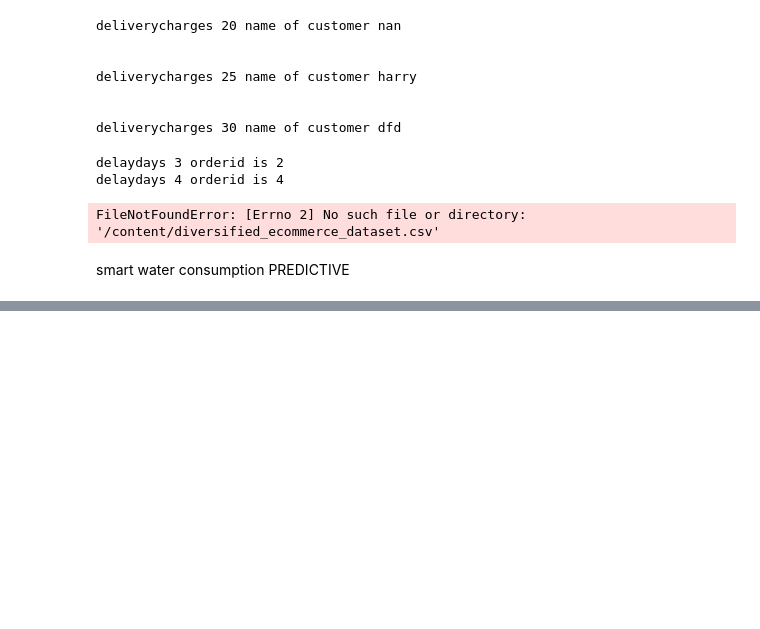
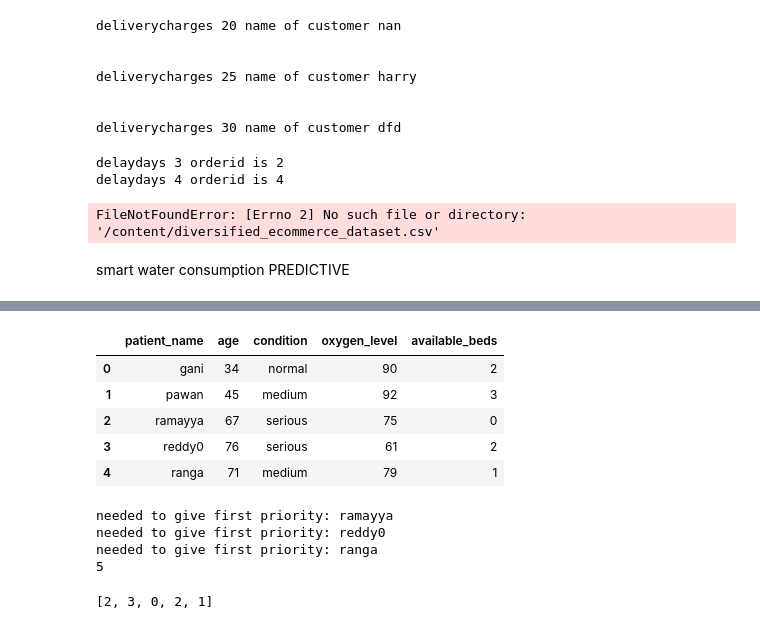
Before and after one commit to allunanda12/data-analytics-practice, a Jupyter notebook: day3.ipynb, the cells around one changed output, grey strips where cells are left out. Cells and saved outputs as stored; diff of their text form; code cells hidden in the pictures; blank space fills up the shorter version.

```diff
--- a/day3.ipynb
+++ b/day3.ipynb
@@ -235,0 +159,32 @@ increase in temperature
+# %%
+patient_name=['gani','pawan','ramayya','reddy0','ranga']
+age=[34,45,67,76,71]
+condition=['normal','medium','serious','serious','medium']
+oxygen_level=[90,92,75,61,79]
+available_beds=[2,3,0,2,1]
+df=pd.DataFrame({'patient_name':patient_name,'age':age,'condition':condition,'oxygen_level':oxygen_level,'available_beds':available_beds})
+df
+# %% [output]
+|  | patient_name | age | condition | oxygen_level | available_beds |
+| 0 | gani | 34 | normal | 90 | 2 |
+| 1 | pawan | 45 | medium | 92 | 3 |
+| 2 | ramayya | 67 | serious | 75 | 0 |
+| 3 | reddy0 | 76 | serious | 61 | 2 |
+| 4 | ranga | 71 | medium | 79 | 1 |
+# %%
+total_beds=df['available_beds'].sum()
+for i in range(len(df['age'])):
+  if((df['age'][i]>70  and df['condition'][i]=='serious')or df['oxygen_level'][i]<85 ):
+    print("needed to give first priority:",df['patient_name'][i])
+    if total_beds>0:
+      total_beds=total_beds-1
+print(total_beds)
+# %% [output]
+needed to give first priority: ramayya
+needed to give first priority: reddy0
+needed to give first priority: ranga
+5
+# %%
+print(available_beds)
+# %% [output]
+[2, 3, 0, 2, 1]
```
Also changed, not shown: parts of 12 cells of this notebook.
